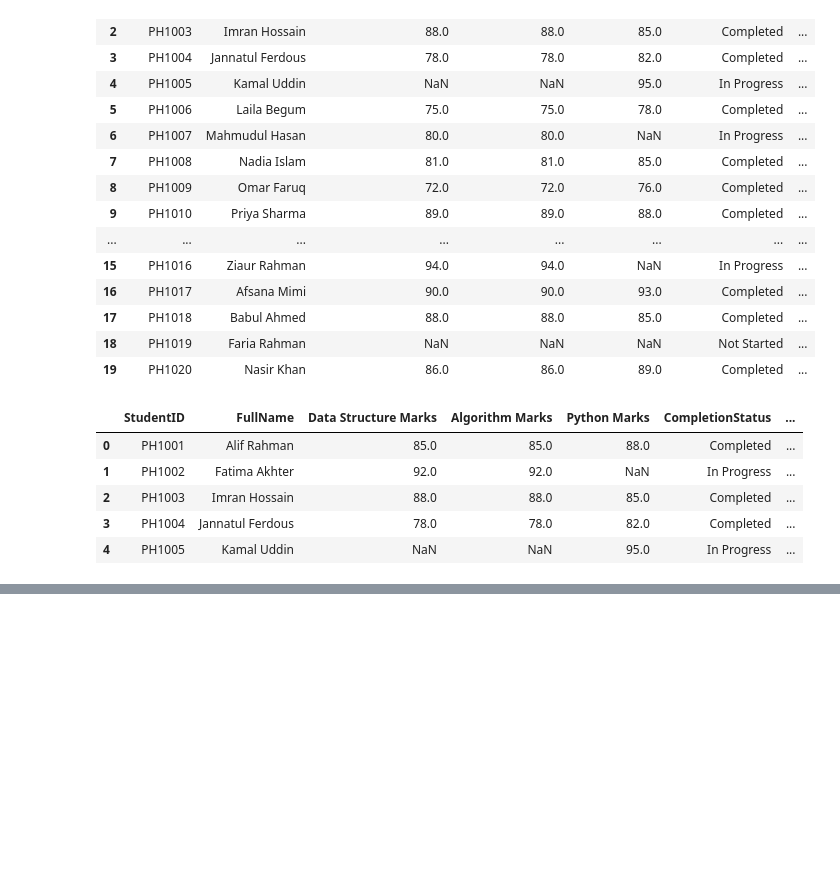
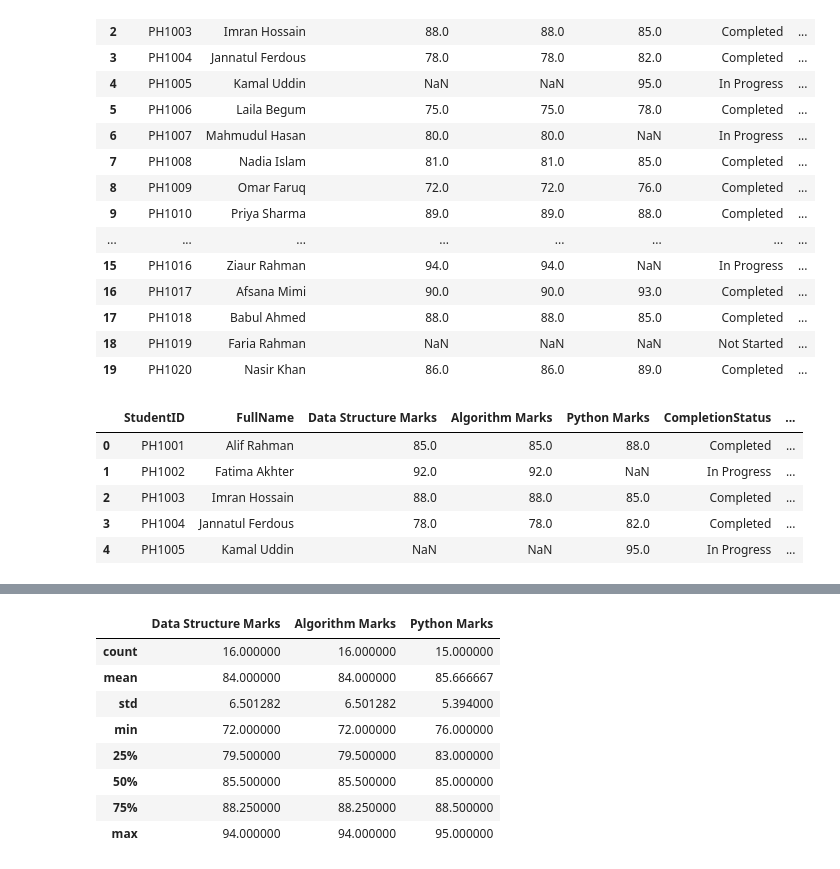
Before and after one commit to joygoswaminiloy2023-droid/AI-ML, a Jupyter notebook: Pandas.ipynb, the cells around one changed output, grey strips where cells are left out. Drawn from its saved outputs; the diff is of its cells as text; code cells hidden in the pictures; blank space fills up the shorter version.

```diff
--- a/Pandas.ipynb
+++ b/Pandas.ipynb
@@ -167,0 +241,13 @@ df.head()
+# %%
+# describe() shows the values or feature that is numeric and able to calculation
+df.describe()
+# %% [output]
+|  | Data Structure Marks | Algorithm Marks | Python Marks |
+| count | 16.000000 | 16.000000 | 15.000000 |
+| mean | 84.000000 | 84.000000 | 85.666667 |
+| std | 6.501282 | 6.501282 | 5.394000 |
+| min | 72.000000 | 72.000000 | 76.000000 |
+| 25% | 79.500000 | 79.500000 | 83.000000 |
+| 50% | 85.500000 | 85.500000 | 85.000000 |
+| 75% | 88.250000 | 88.250000 | 88.500000 |
+| max | 94.000000 | 94.000000 | 95.000000 |
```
Also changed, not shown: parts of 6 cells of this notebook.
